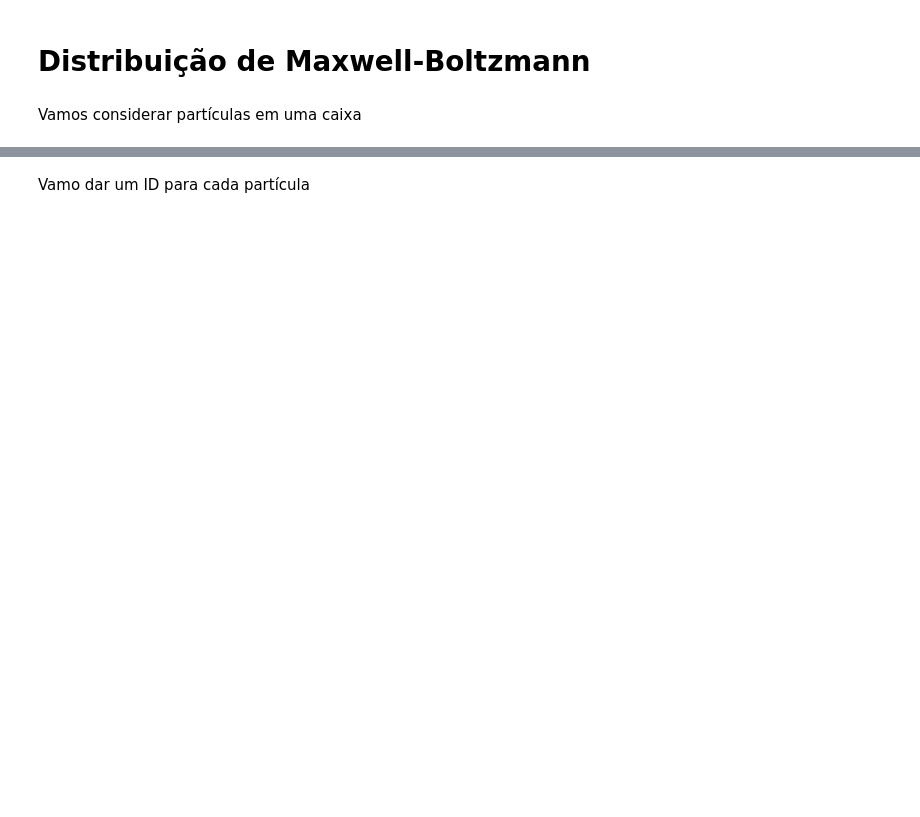
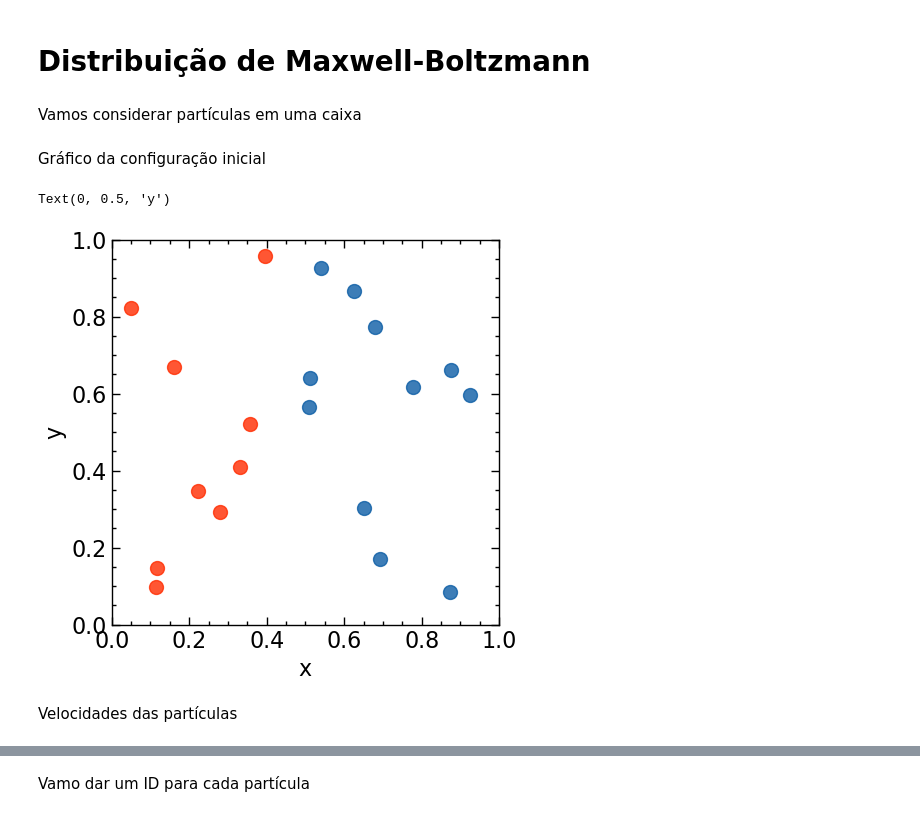
Before and after one commit to elvissoares/EQE595-SimMol, a Jupyter notebook: Aula03-Distr_Maxwell-Boltzmann.ipynb, the cells around one changed output, grey strips where cells are left out. Drawn from its saved outputs; the diff is of its cells as text; code cells hidden in the pictures; blank space fills up the shorter version.

```diff
--- a/Aula03-Distr_Maxwell-Boltzmann.ipynb
+++ b/Aula03-Distr_Maxwell-Boltzmann.ipynb
@@ -19,3 +19,25 @@ r = np.random.random((2,n_particles))
 # Colorir as partículas de cada lado
 ixr = r[0]>0.5 #direita
 ixl = r[0]<=0.5 #esquerda
+# %% [markdown]
+Gráfico da configuração inicial
+# %%
+plt.figure(figsize=(5,5))
+xblue, yblue = r[0][ixr], r[1][ixr]
+xred, yred = r[0][ixl],r[1][ixl]
+
+plt.plot(xblue, yblue ,'o',color='C0',ms=10.0,alpha = 0.8)
+plt.plot(xred, yred,'o',color='C3',ms=10.0,alpha = 0.8)
+
+# Limita os eixos
+plt.xlim(0,1)
+plt.ylim(0,1)
+
+# Nome dos eixos
+plt.xlabel('x')
+plt.ylabel('y')
+# %% [output]
+Text(0, 0.5, 'y')
+[figure, added]
+# %% [markdown]
+Velocidades das partículas
```
Also changed, not shown: parts of 44 cells of this notebook.
